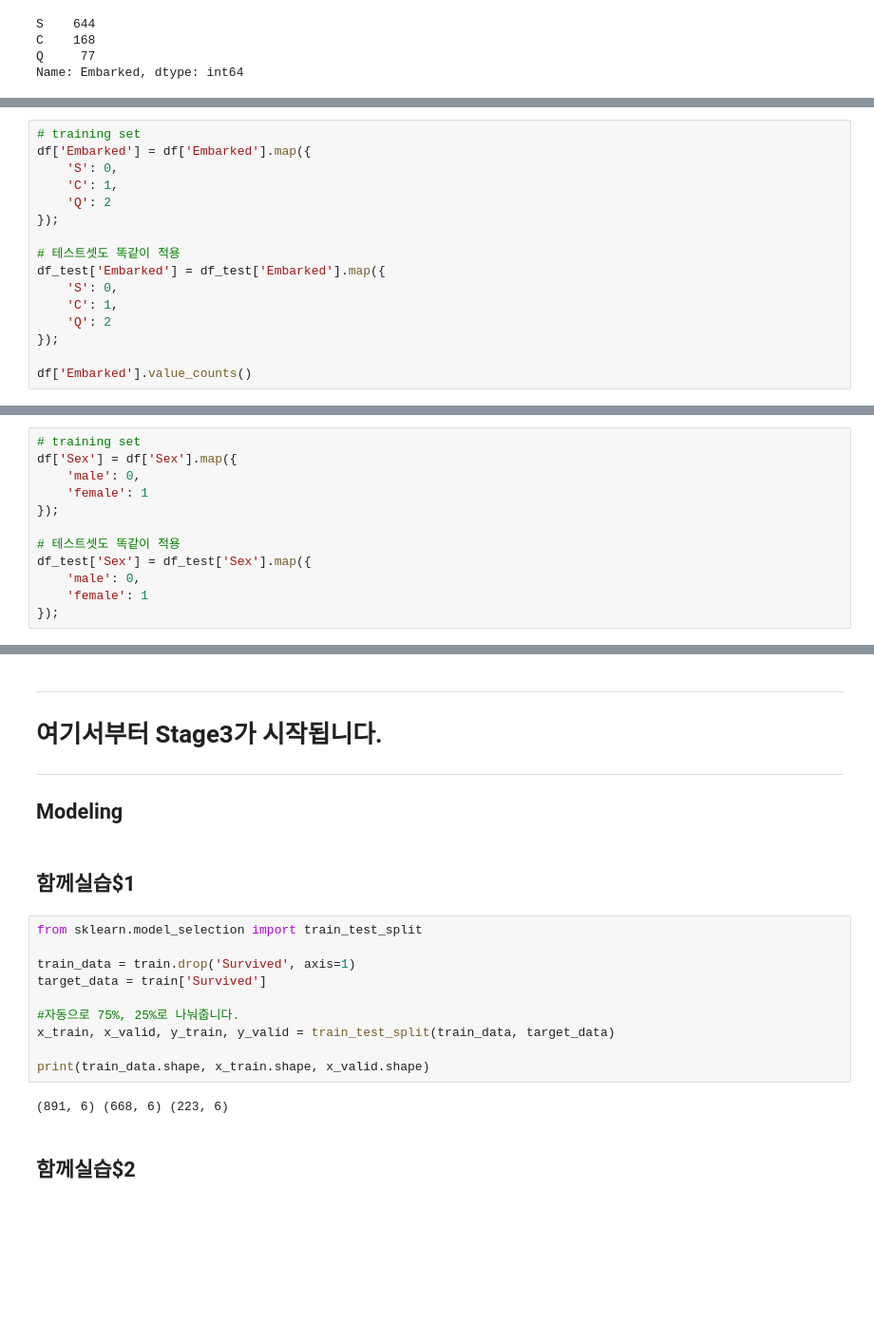
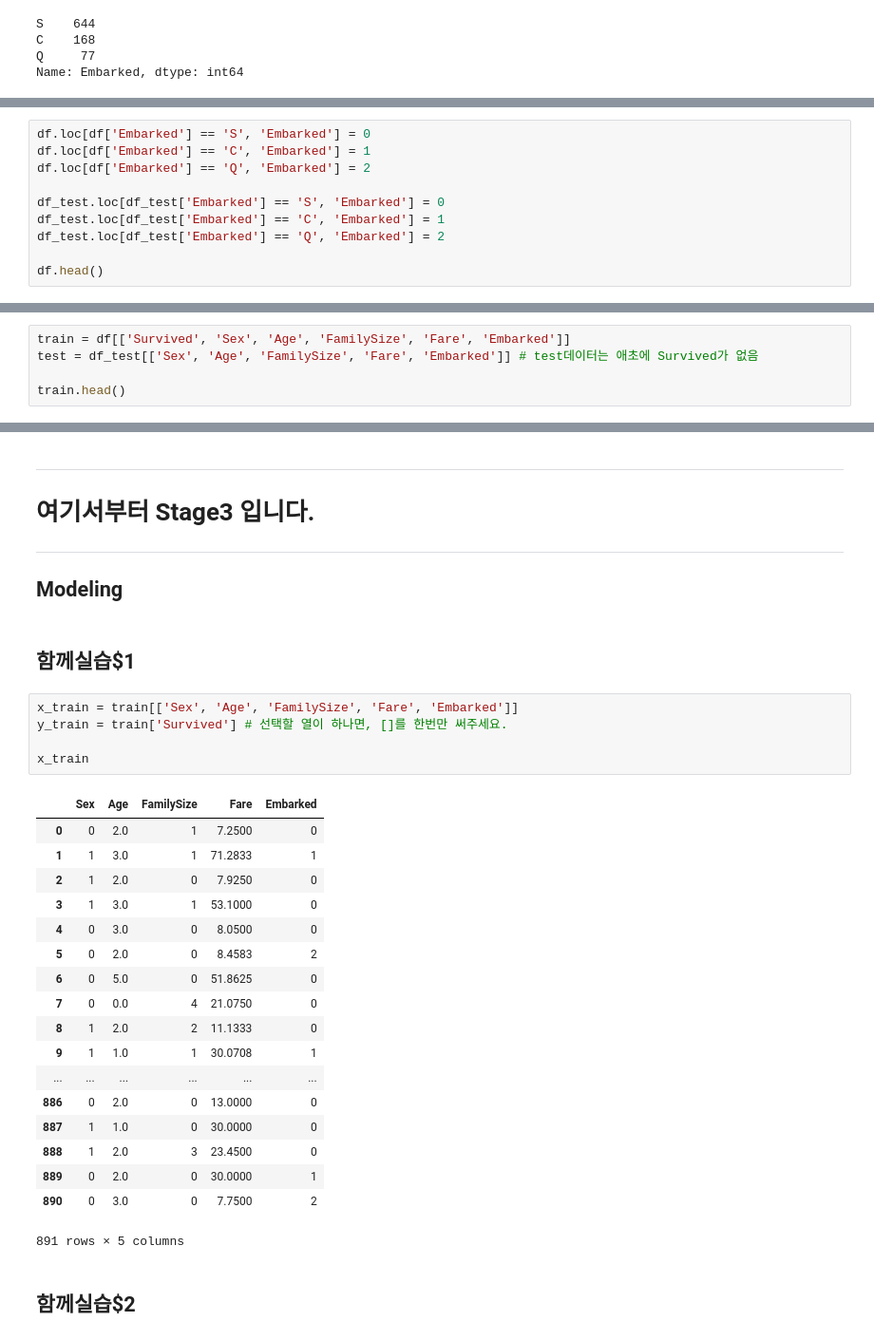
Before and after one commit to coalastudy/data-science-lv1, a Jupyter notebook: week3/stage3.ipynb, the cells around one changed output, grey strips where cells are left out. Shown at 95% size. Saved outputs shown, nothing was run; the diff lists cells and outputs as text; blank space fills up the shorter version.

```diff
--- a/week3/stage3.ipynb
+++ b/week3/stage3.ipynb
@@ -163,17 +221,11 @@ Name: Embarked, dtype: int64
 # %%
-# training set
-df['Embarked'] = df['Embarked'].map({
-    'S': 0,
-    'C': 1,
-    'Q': 2
-});
+df.loc[df['Embarked'] == 'S', 'Embarked'] = 0
+df.loc[df['Embarked'] == 'C', 'Embarked'] = 1
+df.loc[df['Embarked'] == 'Q', 'Embarked'] = 2
 
-# 테스트셋도 똑같이 적용
-df_test['Embarked'] = df_test['Embarked'].map({
-    'S': 0,
-    'C': 1,
-    'Q': 2
-});
+df_test.loc[df_test['Embarked'] == 'S', 'Embarked'] = 0
+df_test.loc[df_test['Embarked'] == 'C', 'Embarked'] = 1
+df_test.loc[df_test['Embarked'] == 'Q', 'Embarked'] = 2
 
-df['Embarked'].value_counts()
+df.head()
 # %% [output]
@@ -194,12 +237,0 @@ Name: Sex, dtype: int64
-# %%
-# training set
-df['Sex'] = df['Sex'].map({
-    'male': 0,
-    'female': 1
-});
-
-# 테스트셋도 똑같이 적용
-df_test['Sex'] = df_test['Sex'].map({
-    'male': 0,
-    'female': 1
-});
@@ -222,0 +238,5 @@ train.head()
+# %%
+train = df[['Survived', 'Sex', 'Age', 'FamilySize', 'Fare', 'Embarked']]
+test = df_test[['Sex', 'Age', 'FamilySize', 'Fare', 'Embarked']] # test데이터는 애초에 Survived가 없음
+
+train.head()
@@ -223,24 +250,36 @@ train.head()
 # %% [markdown]
 ---
-# 여기서부터 Stage3가 시작됩니다.
+# 여기서부터 Stage3 입니다.
 
 ---
 
 ## Modeling
 # %% [markdown]
 ## 함께실습$1
-# %%
-from sklearn.model_selection import train_test_split
-
-train_data = train.drop('Survived', axis=1)
-target_data = train['Survived']
-
-#자동으로 75%, 25%로 나눠줍니다.
-x_train, x_valid, y_train, y_valid = train_test_split(train_data, target_data)
-
-print(train_data.shape, x_train.shape, x_valid.shape)
-# %% [output]
-(891, 6) (668, 6) (223, 6)
+# %%
+x_train = train[['Sex', 'Age', 'FamilySize', 'Fare', 'Embarked']]
+y_train = train['Survived'] # 선택할 열이 하나면, []를 한번만 써주세요.
+
+x_train
+# %% [output]
+|  | Sex | Age | FamilySize | Fare | Embarked |
+| 0 | 0 | 2.0 | 1 | 7.2500 | 0 |
+| 1 | 1 | 3.0 | 1 | 71.2833 | 1 |
+| 2 | 1 | 2.0 | 0 | 7.9250 | 0 |
+| 3 | 1 | 3.0 | 1 | 53.1000 | 0 |
+| 4 | 0 | 3.0 | 0 | 8.0500 | 0 |
+| 5 | 0 | 2.0 | 0 | 8.4583 | 2 |
+| 6 | 0 | 5.0 | 0 | 51.8625 | 0 |
+| 7 | 0 | 0.0 | 4 | 21.0750 | 0 |
+| 8 | 1 | 2.0 | 2 | 11.1333 | 0 |
+| 9 | 1 | 1.0 | 1 | 30.0708 | 1 |
+| ... | ... | ... | ... | ... | ... |
+| 886 | 0 | 2.0 | 0 | 13.0000 | 0 |
+| 887 | 1 | 1.0 | 0 | 30.0000 | 0 |
+| 888 | 1 | 2.0 | 3 | 23.4500 | 0 |
+| 889 | 0 | 2.0 | 0 | 30.0000 | 1 |
+| 890 | 0 | 3.0 | 0 | 7.7500 | 2 |
+891 rows × 5 columns
 # %% [markdown]
 ## 함께실습$2
 # %%
```
Also changed, not shown: parts of 43 cells of this notebook, 18 other files.
